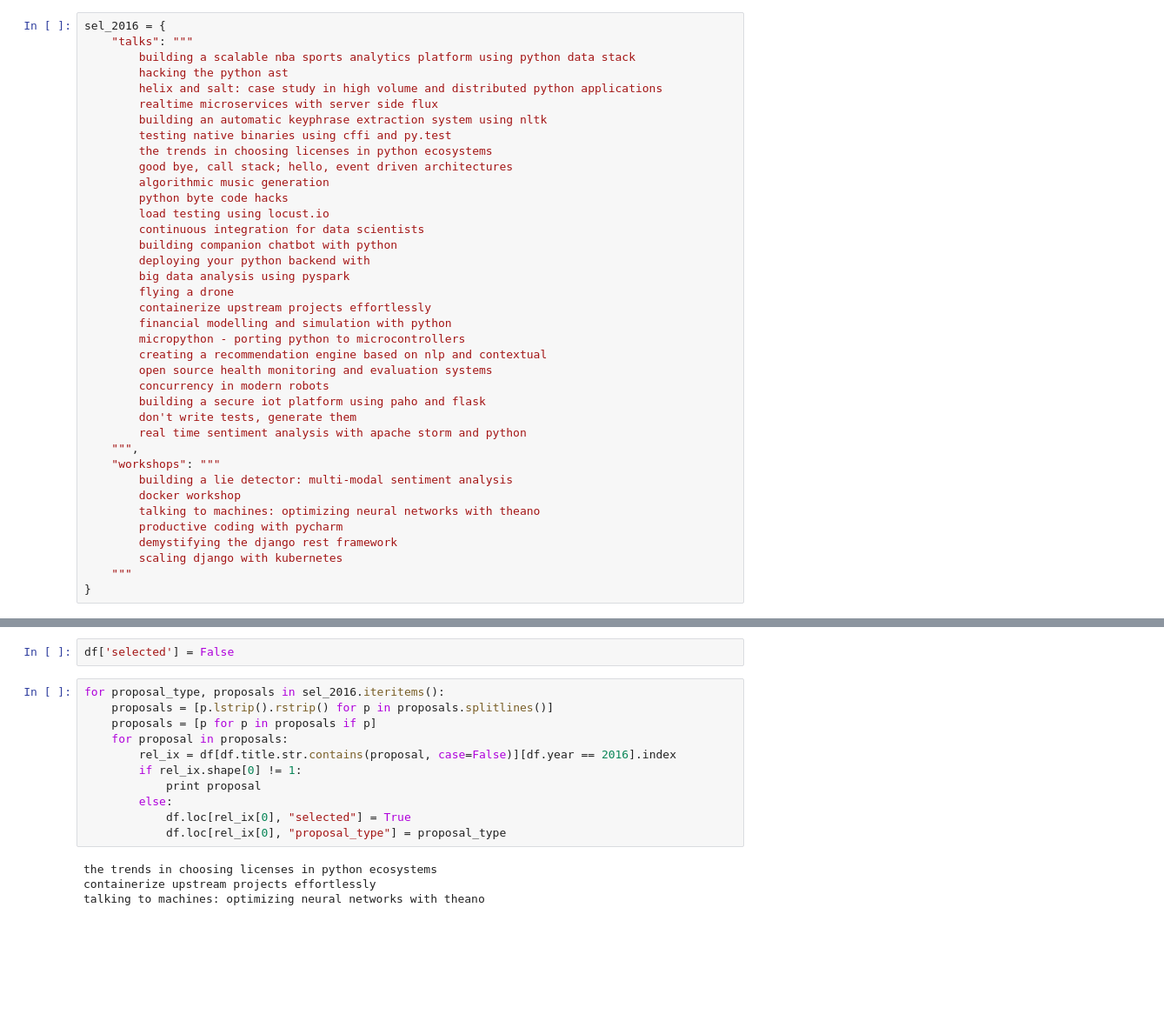
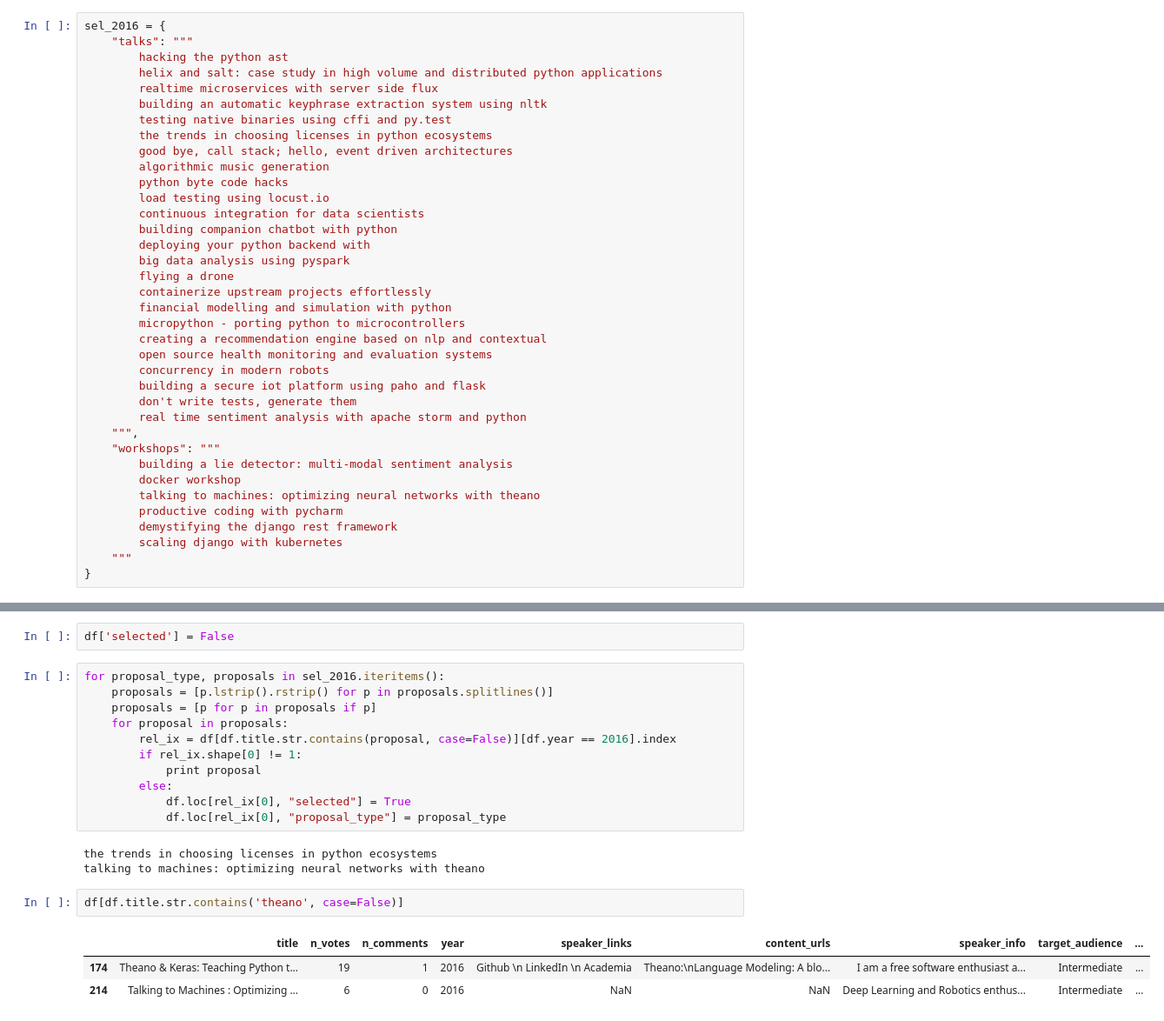
Before and after one commit to motherbox/sentinel, a Jupyter notebook: scripts/selection_tag.ipynb, the cells around one changed output, grey strips where cells are left out. Shown at 87% size. Drawn from its saved outputs; the diff is of its cells as text; blank space fills up the shorter version.

```diff
--- a/scripts/selection_tag.ipynb
+++ b/scripts/selection_tag.ipynb
@@ -57,7 +57,6 @@ sel_2015 = {
 # %%
 sel_2016 = {
     "talks": """
-        building a scalable nba sports analytics platform using python data stack
         hacking the python ast
         helix and salt: case study in high volume and distributed python applications
         realtime microservices with server side flux
@@ -109,5 +108,10 @@ for proposal_type, proposals in sel_2016.iteritems():
             df.loc[rel_ix[0], "proposal_type"] = proposal_type
 # %% [output]
 the trends in choosing licenses in python ecosystems
-containerize upstream projects effortlessly
 talking to machines: optimizing neural networks with theano
+# %%
+df[df.title.str.contains('theano', case=False)]
+# %% [output]
+|  | title | n_votes | n_comments | year | speaker_links | content_urls | speaker_info | target_audience | ... |
+| 174 | Theano & Keras: Teaching Python t... | 19 | 1 | 2016 | Github \n LinkedIn \n Academia | Theano:\nLanguage Modeling: A blo... | I am a free software enthusiast a... | Intermediate | ... |
+| 214 | Talking to Machines : Optimizing ... | 6 | 0 | 2016 | NaN | NaN | Deep Learning and Robotics enthus... | Intermediate | ... |
```
Also changed, not shown: parts of 4 cells of this notebook, 4 other files.
